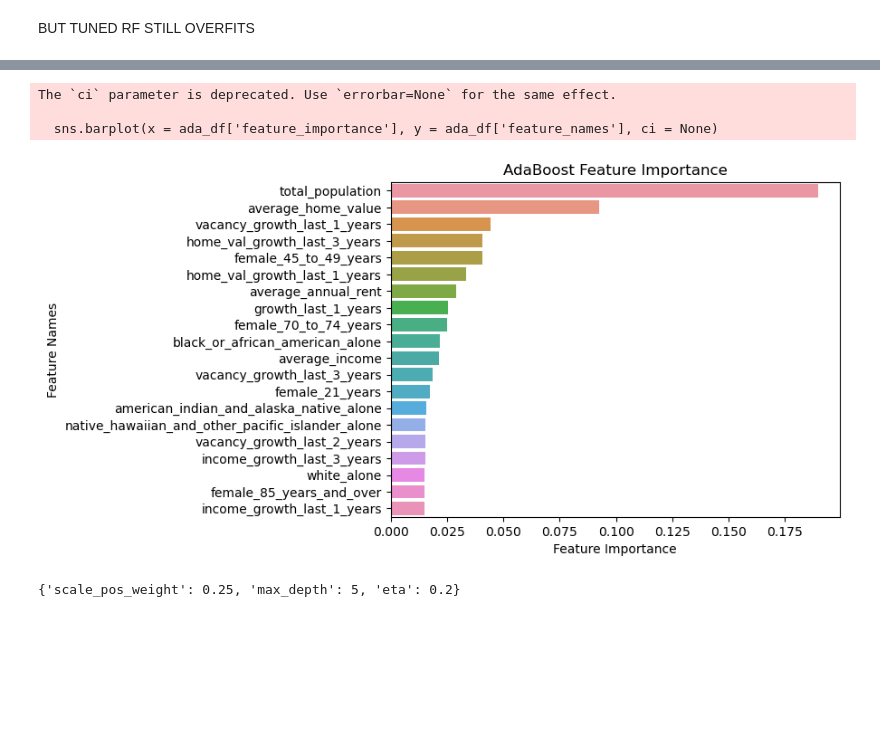
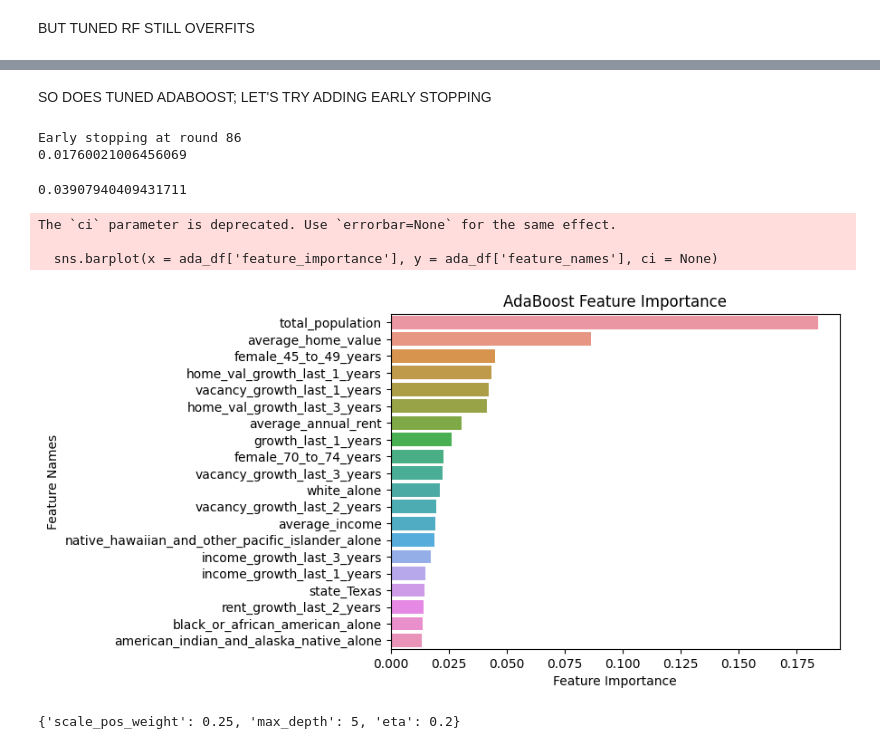
Before and after one commit to george-bingham-reynolds/Real_Estate_Investor, a Jupyter notebook: county_level_files/Model_Dev.ipynb, the cells around one changed output, grey strips where cells are left out. Drawn from its saved outputs; the diff is of its cells as text; code cells hidden in the pictures; blank space fills up the shorter version.

Commit message:
added early stopping methods for overfitting issue

```diff
--- a/county_level_files/Model_Dev.ipynb
+++ b/county_level_files/Model_Dev.ipynb
@@ -336,23 +341,67 @@ training mae -  0.0830859008066418
+# %% [markdown]
+SO DOES TUNED ADABOOST; LET'S TRY ADDING EARLY STOPPING
+# %%
+if sum([1 if 'pca__' in x else 0 for x in ada_params]) > 0:
+    steps = [('pca', PCA(n_components = ada_params['pca__n_components'])),
+             ('ada', ens.AdaBoostRegressor(n_estimators = ada_params['ada__n_estimators'],
+                                           learning_rate = ada_params['ada__learning_rate']))]
+
+    ada = Pipeline(steps = steps)
+
+else:
+    ada = ens.AdaBoostRegressor(n_estimators = ada_params['n_estimators'],
+                                learning_rate = ada_params['learning_rate'])
+
+
+min_val_error = float('inf')
+early_stopping_rounds = 10
+n_no_improve = 0
+ada = ada.fit(ex_train, why_train)
+
+for i, y_pred in enumerate(ada.staged_predict(ex_train)):
+    val_error = mean_squared_error(why_train, y_pred)
+    if val_error < min_val_error:
+        min_val_error = val_error
+        n_no_improve = 0
+    else:
+        n_no_improve += 1
+        if n_no_improve == early_stopping_rounds:
+            print(f"Early stopping at round {i}")
+            break
+
+# Use the best model
+ada_stopped_preds = ada.predict(ex_vali)
+ada_stopped_error = mean_squared_error(why_vali, ada_stopped_preds)
+
+print(ada_stopped_error)
+# %% [output]
+Early stopping at round 86
+0.01760021006456069
+# %%
+# ALSO CHECK TEST SINCE VALI WAS USED FOR EARLY STOPPING
+mean_squared_error(why_test, ada.predict(ex_test))
+# %% [output]
+0.03907940409431711
 # %%
 if sum([1 if 'pca__' in x else 0 for x in ada_params]) == 0:
     feature_names = ex_train.columns
-    importances = ada_fit.feature_importances_
+    importances = ada.feature_importances_
     data = {'feature_names': feature_names, 'feature_importance': importances}
     ada_df = pd.DataFrame(data)
     ada_df.sort_values(by = ['feature_importance'], ascending = False, inplace = True)
     ada_df = ada_df.head(20)
 
     sns.barplot(x = ada_df['feature_importance'], y = ada_df['feature_names'], ci = None)
 
 
     plt.title('AdaBoost Feature Importance')
     plt.xlabel('Feature Importance')
     plt.ylabel('Feature Names')
 # %% [output]
 The `ci` parameter is deprecated. Use `errorbar=None` for the same effect.
 
   sns.barplot(x = ada_df['feature_importance'], y = ada_df['feature_names'], ci = None)
-[figure, old version]
+[figure, new version]
 # %%
 %store -r xgboost_params
 # %%
```
Also changed, not shown: parts of 31 cells of this notebook, 7 other files.
